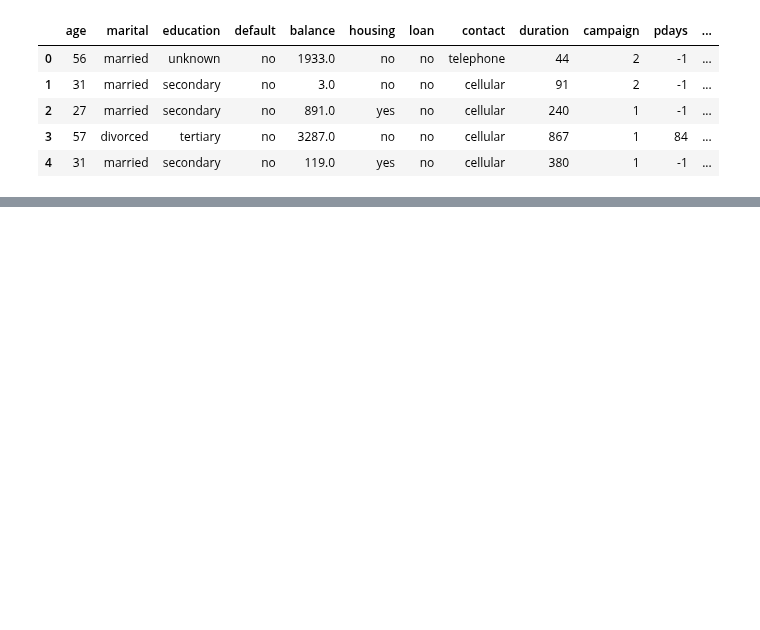
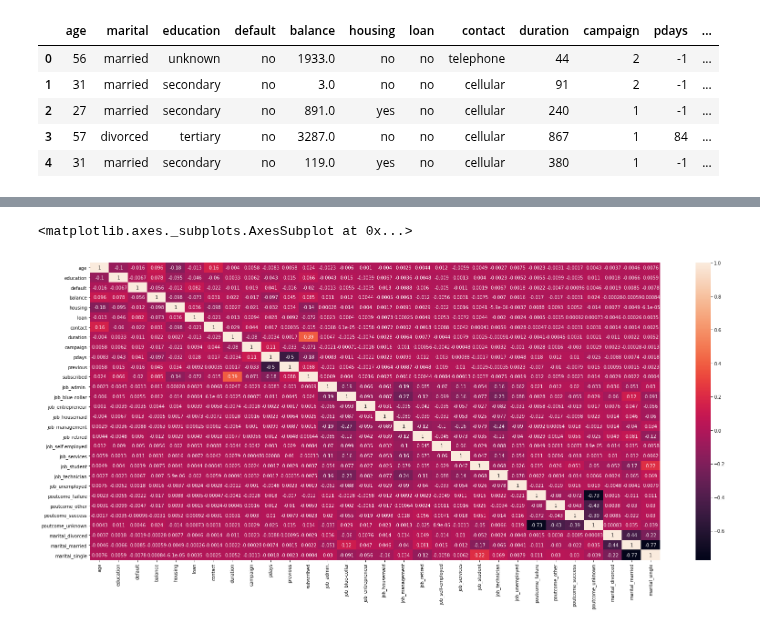
Before and after one commit to AyrtonCossuol/boston-test-dataset-analysis, a Jupyter notebook: mentoria_laborem/Modulo_2/Modulo_2.ipynb, the cells around one changed output, grey strips where cells are left out. Saved outputs shown, nothing was run; the diff lists cells and outputs as text; code cells hidden in the pictures; blank space fills up the shorter version.

```diff
--- a/mentoria_laborem/Modulo_2/Modulo_2.ipynb
+++ b/mentoria_laborem/Modulo_2/Modulo_2.ipynb
@@ -440,0 +512,7 @@ data_treino.head()
+# %%
+data_treino.drop(columns = ['poutcome'], inplace = True)
+
+data_treino['poutcome_failure'] = data_transform['poutcome_failure']
+data_treino['poutcome_other'] = data_transform['poutcome_other']
+data_treino['poutcome_success'] = data_transform['poutcome_success']
+data_treino['poutcome_unknown'] = data_transform['poutcome_unknown']
@@ -440,0 +528,3 @@ data_treino.head()
+# %%
+data_treino.loc[(data_treino.subscribed == 'yes'), 'subscribed'] = 1
+data_treino.loc[(data_treino.subscribed == 'no'), 'subscribed'] = 0
@@ -440,0 +546,5 @@ data_treino.head()
+# %%
+data_treino.loc[(data_treino.balance > 66653.0), 'balance'] = 66653.0
+data_treino['balance'] = data_treino['balance'] / 66653.0
+
+data_treino.balance.sort_values()
@@ -440,0 +584,7 @@ data_treino.head()
+# %%
+data_treino.education = data_treino.education.astype(int)
+data_treino.default = data_treino.default.astype(int)
+data_treino.housing = data_treino.housing.astype(int)
+data_treino.loan = data_treino.loan.astype(int)
+data_treino.contact = data_treino.contact.astype(int)
+data_treino.subscribed = data_treino.subscribed.astype(int)
@@ -440,0 +611,6 @@ data_treino.head()
+# %%
+plt.figure(figsize=(28, 12))
+sns.heatmap(data_treino.corr(), annot = True)
+# %% [output]
+<matplotlib.axes._subplots.AxesSubplot at 0x...>
+[figure, added]
```
Also changed, not shown: parts of 36 cells of this notebook.
